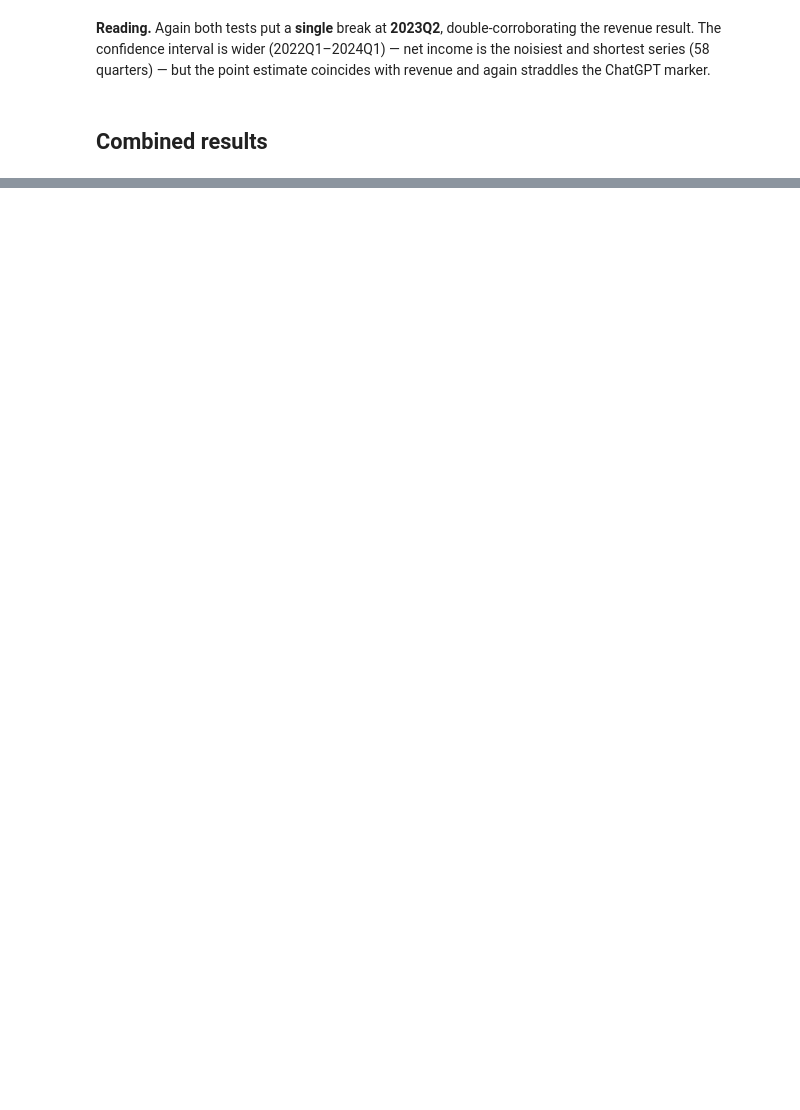
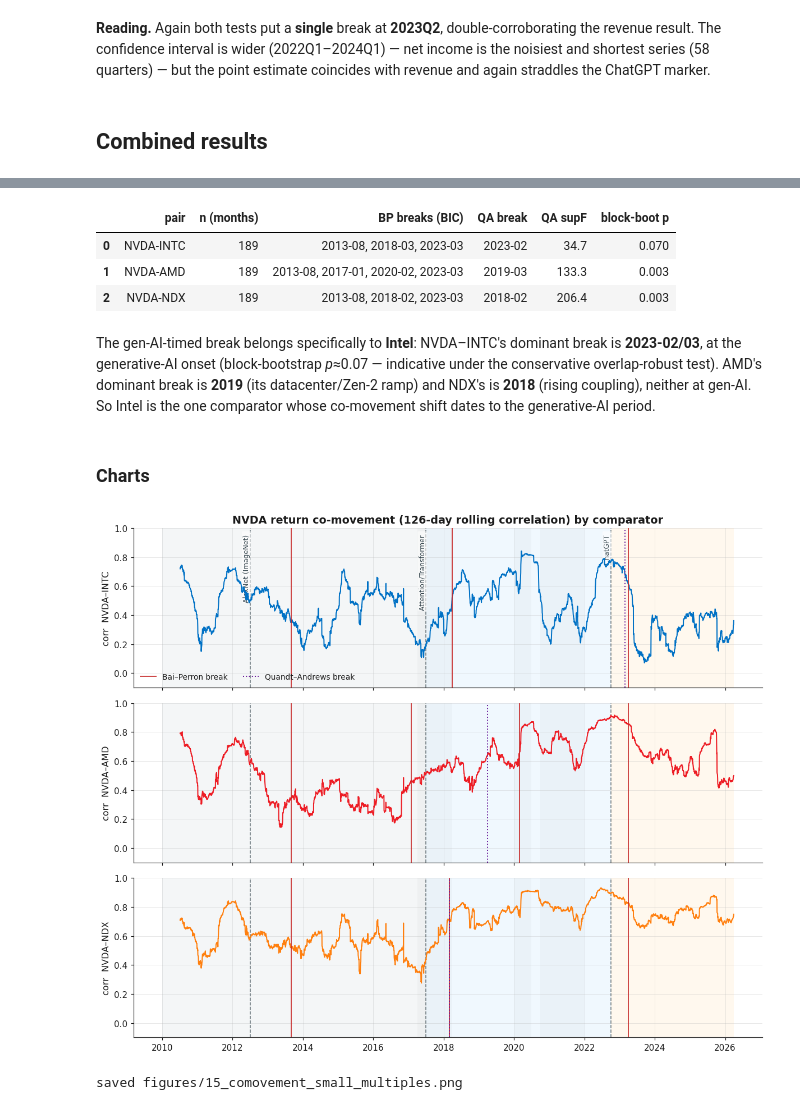
Before and after one commit to TheCuriousMind2017/Data-Analytics-60-NVIDIA-evaluation-and-AI-breakthroughs-analysis, a Jupyter notebook: Diagnostic analysis/diagnostic_analysis.ipynb, the cells around one changed output, grey strips where cells are left out. Cells and saved outputs as stored; diff of their text form; code cells hidden in the pictures; blank space fills up the shorter version.

Commit message:
Updated diagnostic_analysis.ipynb, findings, and added final report

```diff
--- a/Diagnostic analysis/diagnostic_analysis.ipynb
+++ b/Diagnostic analysis/diagnostic_analysis.ipynb
@@ -472,0 +514,8 @@ segment-based narrative is drawn.
+# %%
+rows = []
+for name, (s, e) in ERAS.items():
+    sub = RET.loc[(RET.index >= s) & (RET.index <= e), ["NVDA"]+COMP].dropna()
+    rows.append({"era": name, **{x: round(sub["NVDA"].corr(sub[x]), 3) for x in COMP}})
+era_corr = pd.DataFrame(rows).set_index("era")
+era_corr.to_csv("findings/comovement_per_era_corr.csv")
+era_corr
@@ -472,0 +585,52 @@ segment-based narrative is drawn.
+# %%
+roll = {}; test_rows = []
+for x in COMP:
+    pair = RET[["NVDA", x]].dropna()
+    rc = pair["NVDA"].rolling(WIN).corr(pair[x]).dropna()
+    zm = pd.Series(fisher(rc.values), index=rc.index).resample("ME").last().dropna()
+    y = zm.values; ql = list(zm.index)
+    bp_rows, mstar, h = bai_perron_mean(y); bps = next(r["breaks"] for r in bp_rows if r["m"] == mstar)
+    ks, F = qa_mean(y); p = block_boot_p(y, F, h)
+    roll[x] = {"rc": rc, "zm": zm, "bp_idx": bps, "qa_idx": ks}
+    test_rows.append({"pair": f"NVDA-{x}", "n (months)": len(y),
+                      "BP breaks (BIC)": ", ".join(ql[b].strftime("%Y-%m") for b in bps) if bps else "—",
+                      "QA break": ql[ks].strftime("%Y-%m"), "QA supF": round(F, 1),
+                      "block-boot p": round(p, 3)})
+comove_tests = pd.DataFrame(test_rows)
+comove_tests.to_csv("findings/comovement_break_tests.csv", index=False)
+comove_tests
+# %% [output]
+|  | pair | n (months) | BP breaks (BIC) | QA break | QA supF | block-boot p |
+| 0 | NVDA-INTC | 189 | 2013-08, 2018-03, 2023-03 | 2023-02 | 34.7 | 0.070 |
+| 1 | NVDA-AMD | 189 | 2013-08, 2017-01, 2020-02, 2023-03 | 2019-03 | 133.3 | 0.003 |
+| 2 | NVDA-NDX | 189 | 2013-08, 2018-02, 2023-03 | 2018-02 | 206.4 | 0.003 |
+# %% [markdown]
+The gen-AI-timed break belongs specifically to **Intel**: NVDA–INTC's dominant break is
+**2023-02/03**, at the generative-AI onset (block-bootstrap *p*≈0.07 — indicative under the
+conservative overlap-robust test). AMD's dominant break is **2019** (its datacenter/Zen-2
+ramp) and NDX's is **2018** (rising coupling), neither at gen-AI. So Intel is the one
+comparator whose co-movement shift dates to the generative-AI period.
+# %% [markdown]
+### Charts
+# %%
+# 15 — small multiples: one rolling-correlation panel per comparator (shared scale)
+fig, axes = plt.subplots(len(COMP), 1, figsize=(11, 9), sharex=True)
+for ax, x in zip(axes, COMP):
+    rc = roll[x]["rc"]; ql = list(roll[x]["zm"].index)
+    common.annotate(ax, milestone_labels=(x == COMP[0]))
+    ax.plot(rc.index, rc.values, color=common.color(x), lw=1.3, zorder=4)
+    for i, b in enumerate(roll[x]["bp_idx"]):
+        ax.axvline(ql[b], color="#c62828", lw=1.3, alpha=0.85, zorder=5,
+                   label="Bai–Perron break" if i == 0 else None)
+    ax.axvline(ql[roll[x]["qa_idx"]], color="#6a1b9a", lw=1.3, ls=":", zorder=5,
+               label="Quandt–Andrews break")
+    ax.set_ylim(-0.1, 1.0); ax.set_ylabel(f"corr  NVDA–{x}")
+    if x == COMP[0]:
+        ax.legend(loc="lower left", ncols=2)
+common.style_time_axis(axes[-1], every=2)
+axes[0].set_title("NVDA return co-movement (126-day rolling correlation) by comparator")
+fig.tight_layout(); fig.savefig(FIG / "15_comovement_small_multiples.png"); plt.show()
+print("saved", FIG / "15_comovement_small_multiples.png")
+# %% [output]
+[figure, added]
+saved figures/15_comovement_small_multiples.png
```
Also changed, not shown: parts of 15 cells of this notebook, 8 other files.
